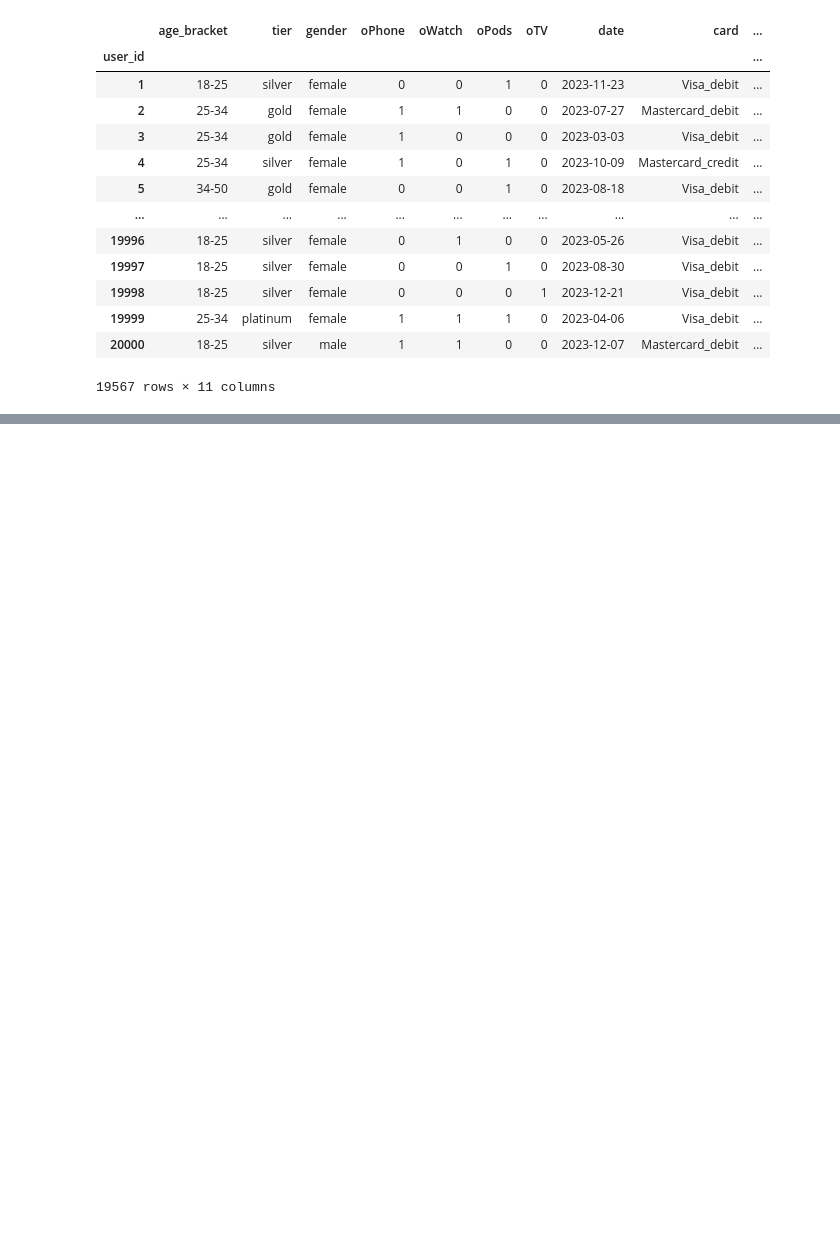
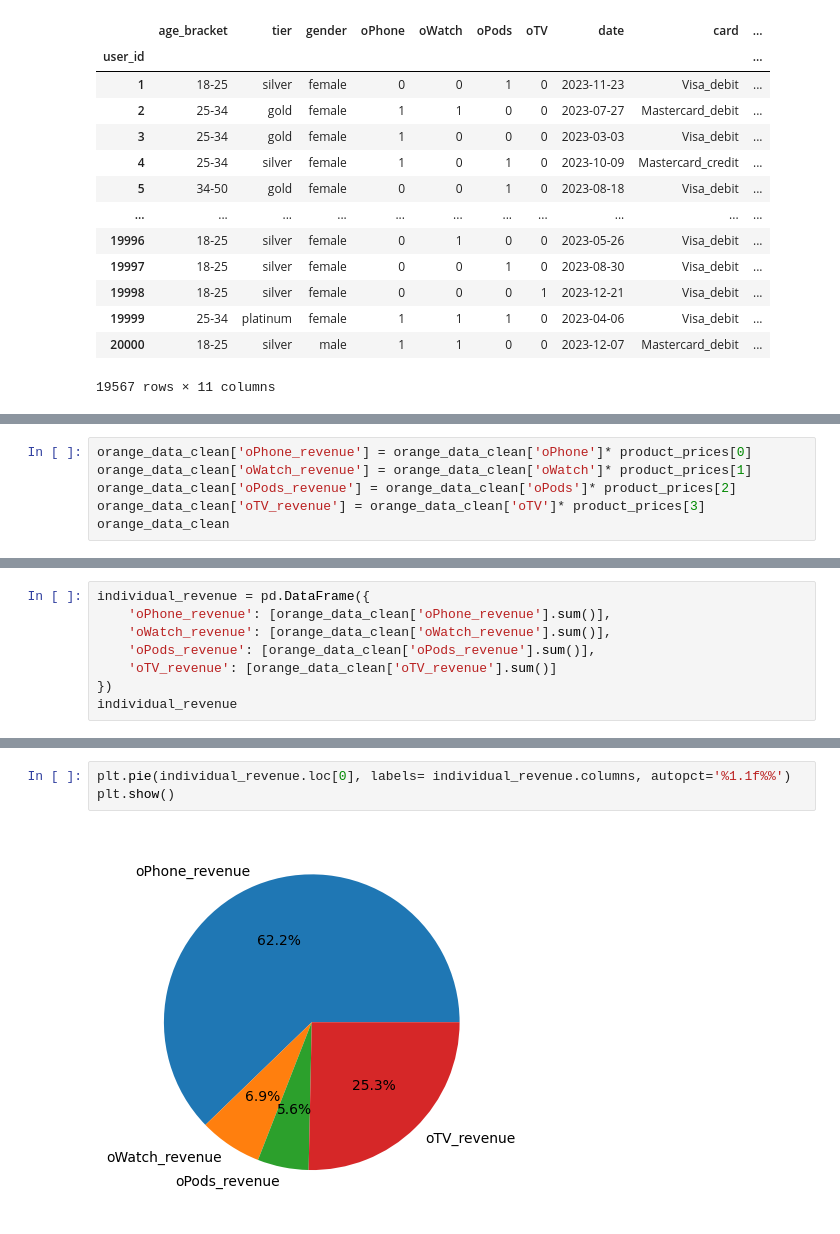
Before and after one commit to mihai20022/Orange_INC, a Jupyter notebook: main.ipynb/1.ipynb, the cells around one changed output, grey strips where cells are left out. Saved outputs shown, nothing was run; the diff lists cells and outputs as text; blank space fills up the shorter version.

```diff
--- a/main.ipynb/1.ipynb
+++ b/main.ipynb/1.ipynb
@@ -319,0 +409,6 @@ df_3_agg =orange_data_clean.groupby('tier').agg()
+# %%
+orange_data_clean['oPhone_revenue'] = orange_data_clean['oPhone']* product_prices[0]
+orange_data_clean['oWatch_revenue'] = orange_data_clean['oWatch']* product_prices[1]
+orange_data_clean['oPods_revenue'] = orange_data_clean['oPods']* product_prices[2]
+orange_data_clean['oTV_revenue'] = orange_data_clean['oTV']* product_prices[3]
+orange_data_clean
@@ -319,0 +450,8 @@ df_3_agg =orange_data_clean.groupby('tier').agg()
+# %%
+individual_revenue = pd.DataFrame({
+    'oPhone_revenue': [orange_data_clean['oPhone_revenue'].sum()],
+    'oWatch_revenue': [orange_data_clean['oWatch_revenue'].sum()],
+    'oPods_revenue': [orange_data_clean['oPods_revenue'].sum()],
+    'oTV_revenue': [orange_data_clean['oTV_revenue'].sum()]
+})
+individual_revenue
@@ -319,0 +505,5 @@ df_3_agg =orange_data_clean.groupby('tier').agg()
+# %%
+plt.pie(individual_revenue.loc[0], labels= individual_revenue.columns, autopct='%1.1f%%')
+plt.show()
+# %% [output]
+[figure, added]
```
Also changed, not shown: parts of 22 cells of this notebook.
